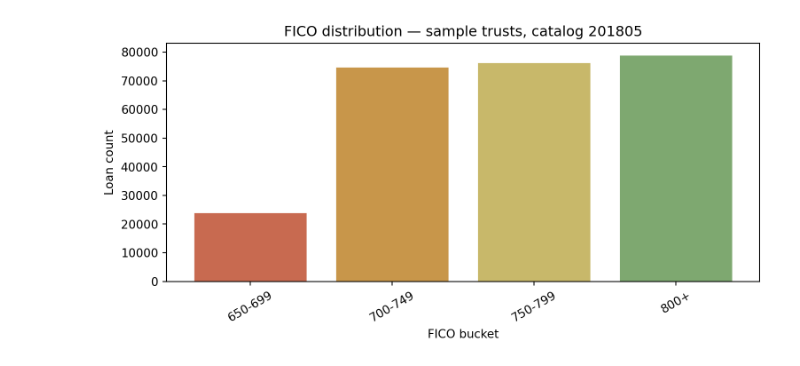
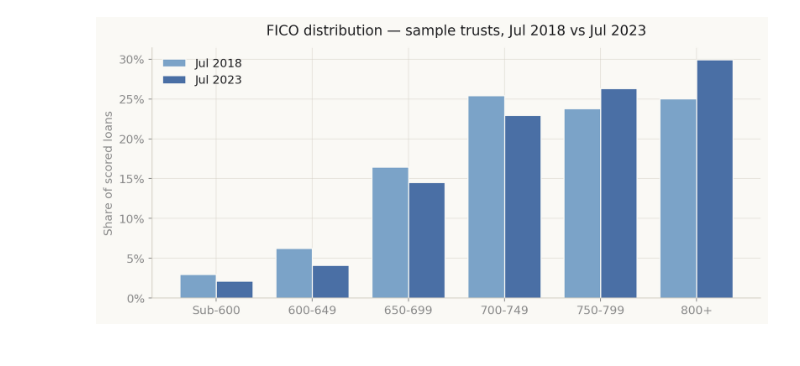
Before and after one commit to benuehlinger/bens-field-notes, a Jupyter notebook: posts/2026-06-05-abs-ee-from-the-lake/index.ipynb, the cells around one changed output. Cells and saved outputs as stored; diff of their text form; code cells hidden in the pictures.

```diff
--- a/posts/2026-06-05-abs-ee-from-the-lake/index.ipynb
+++ b/posts/2026-06-05-abs-ee-from-the-lake/index.ipynb
@@ -166,33 +172,45 @@ summary
 # %%
-fico = con.execute(
-    f"""
-    SELECT
-      CASE
-        WHEN f < 600 THEN 'Sub-600'
-        WHEN f < 650 THEN '600-649'
-        WHEN f < 700 THEN '650-699'
-        WHEN f < 750 THEN '700-749'
-        WHEN f < 800 THEN '750-799'
-        ELSE '800+'
-      END AS bucket,
-      COUNT(*) AS n
-    FROM (
-      SELECT TRY_CAST(obligorCreditScore AS DOUBLE) AS f
-      FROM read_parquet({paths_sql}, union_by_name=true)
-    ) t
-    WHERE f BETWEEN 300 AND 850
-    GROUP BY 1
-    ORDER BY MIN(f)
-    """
-).fetchdf()
+paths_2018 = loan_files("201807", 6)
+paths_2023 = loan_files("202307", 6)
 
-colors = ["#C86A50", "#C8964A", "#C8B86A", "#7EA870", "#5A8A8A", "#4A6FA5"]
-fig, ax = plt.subplots(figsize=(8, 4))
-ax.bar(fico["bucket"], fico["n"], color=colors[: len(fico)], edgecolor="white")
-ax.set_ylabel("Loan count")
-ax.set_xlabel("FICO bucket")
-ax.set_title(f"FICO distribution — sample trusts, catalog {REPORTING_MONTH}")
-ax.tick_params(axis="x", rotation=30)
+FICO_BUCKETS = ["Sub-600", "600-649", "650-699", "700-749", "750-799", "800+"]
+
+def fico_distribution(paths: list[str]) -> pd.DataFrame:
+    f = sql_files(paths)
+    return con.execute(f"""
+        SELECT
+            CASE WHEN s<600 THEN 'Sub-600' WHEN s<650 THEN '600-649'
+                 WHEN s<700 THEN '650-699' WHEN s<750 THEN '700-749'
+                 WHEN s<800 THEN '750-799' ELSE '800+' END AS bucket,
+            COUNT(*) AS n, MIN(s) AS sort_key
+        FROM (SELECT TRY_CAST(obligorCreditScore AS DOUBLE) AS s
+              FROM read_parquet({f}, union_by_name=true))
+        WHERE s BETWEEN 300 AND 850
+        GROUP BY 1 ORDER BY sort_key
+    """).fetchdf()
+
+fd18 = fico_distribution(paths_2018)
+fd23 = fico_distribution(paths_2023)
+
+# Normalise to share
+fd18["share"] = fd18["n"] / fd18["n"].sum() * 100
+fd23["share"] = fd23["n"] / fd23["n"].sum() * 100
+
+x   = range(len(FICO_BUCKETS))
+w   = 0.38
+
+fig, ax = plt.subplots(figsize=(9, 4.2))
+b1 = ax.bar([i - w/2 for i in x], fd18["share"], w, label="Jul 2018", color=MBLUE, edgecolor=BG)
+b2 = ax.bar([i + w/2 for i in x], fd23["share"], w, label="Jul 2023", color=BLUE, edgecolor=BG)
+
+ax.set_xticks(list(x))
+ax.set_xticklabels(FICO_BUCKETS)
+ax.yaxis.set_major_formatter(mticker.FuncFormatter(lambda v, _: f"{v:.0f}%"))
+ax.set_ylabel("Share of scored loans")
+ax.set_title("FICO distribution — sample trusts, Jul 2018 vs Jul 2023", pad=12)
+ax.legend(frameon=False)
+ax.set_axisbelow(True)
 fig.tight_layout()
+plt.show()
 # %% [output]
-[figure, old version]
+[figure, new version]
```
Also changed, not shown: parts of 20 cells of this notebook.
